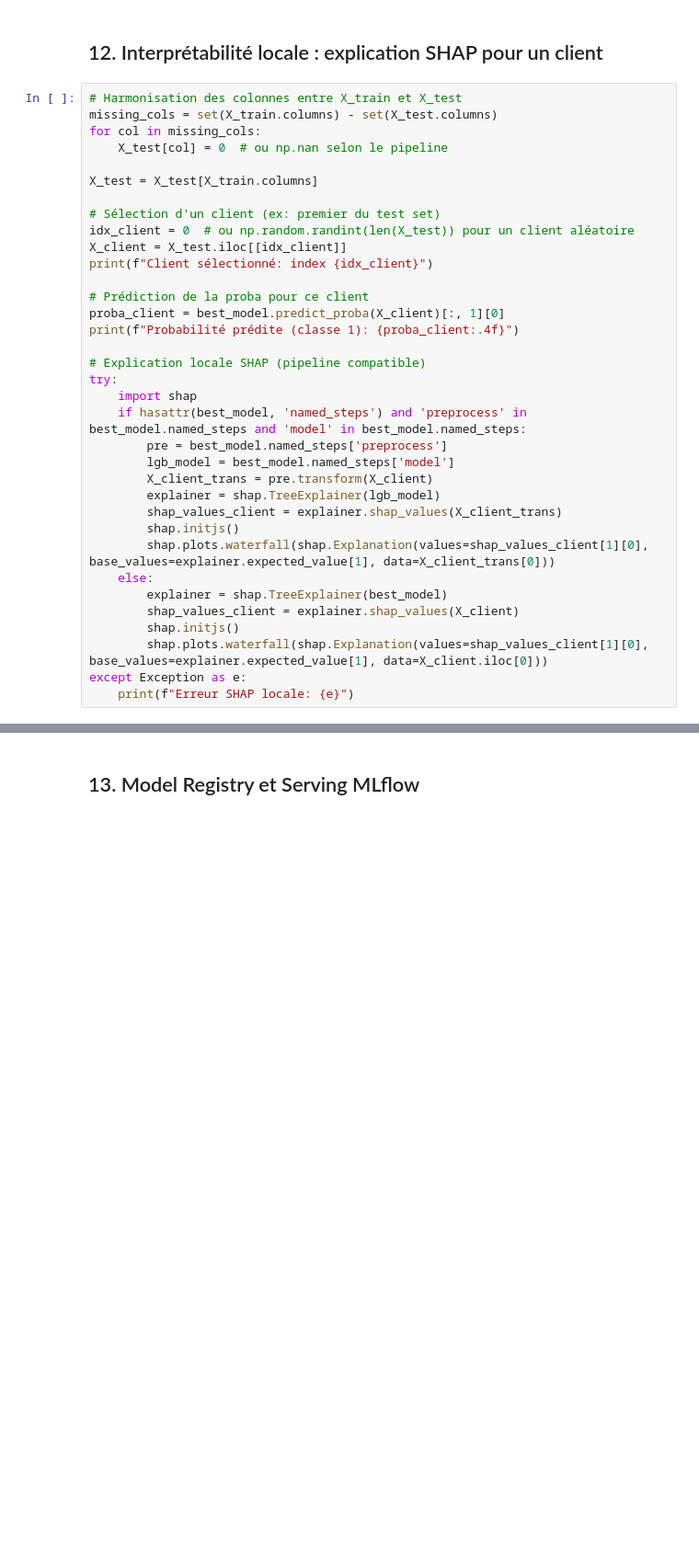
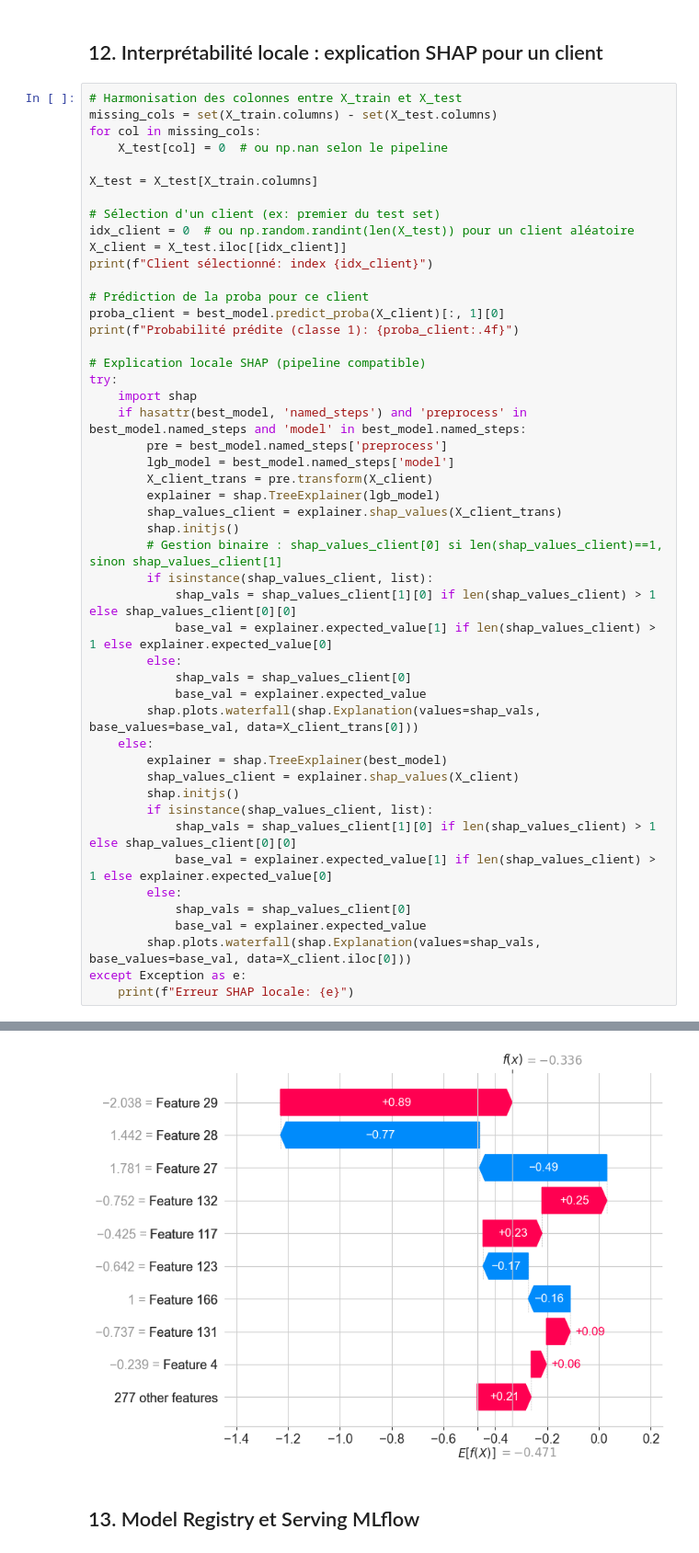
Before and after one commit to DagueG/MLOps, a Jupyter notebook: notebooks/04_feature_importance_threshold.ipynb, the cells around one changed output, grey strips where cells are left out. Shown at 92% size. Saved outputs shown, nothing was run; the diff lists cells and outputs as text; blank space fills up the shorter version.

```diff
--- a/notebooks/04_feature_importance_threshold.ipynb
+++ b/notebooks/04_feature_importance_threshold.ipynb
@@ -425,12 +425,25 @@ try:
         explainer = shap.TreeExplainer(lgb_model)
         shap_values_client = explainer.shap_values(X_client_trans)
         shap.initjs()
-        shap.plots.waterfall(shap.Explanation(values=shap_values_client[1][0], base_values=explainer.expected_value[1], data=X_client_trans[0]))
+        # Gestion binaire : shap_values_client[0] si len(shap_values_client)==1, sinon shap_values_client[1]
+        if isinstance(shap_values_client, list):
+            shap_vals = shap_values_client[1][0] if len(shap_values_client) > 1 else shap_values_client[0][0]
+            base_val = explainer.expected_value[1] if len(shap_values_client) > 1 else explainer.expected_value[0]
+        else:
+            shap_vals = shap_values_client[0]
+            base_val = explainer.expected_value
+        shap.plots.waterfall(shap.Explanation(values=shap_vals, base_values=base_val, data=X_client_trans[0]))
     else:
         explainer = shap.TreeExplainer(best_model)
         shap_values_client = explainer.shap_values(X_client)
         shap.initjs()
-        shap.plots.waterfall(shap.Explanation(values=shap_values_client[1][0], base_values=explainer.expected_value[1], data=X_client.iloc[0]))
+        if isinstance(shap_values_client, list):
+            shap_vals = shap_values_client[1][0] if len(shap_values_client) > 1 else shap_values_client[0][0]
+            base_val = explainer.expected_value[1] if len(shap_values_client) > 1 else explainer.expected_value[0]
+        else:
+            shap_vals = shap_values_client[0]
+            base_val = explainer.expected_value
+        shap.plots.waterfall(shap.Explanation(values=shap_vals, base_values=base_val, data=X_client.iloc[0]))
 except Exception as e:
     print(f"Erreur SHAP locale: {e}")
 # %% [output]
@@ -441,3 +453,4 @@ Erreur SHAP locale: index 1 is out of bounds for axis 0 with size 1
+[figure, added]
 # %% [markdown]
 ## 13. Model Registry et Serving MLflow
 # %%
```
Also changed, not shown: parts of 2 cells of this notebook.
